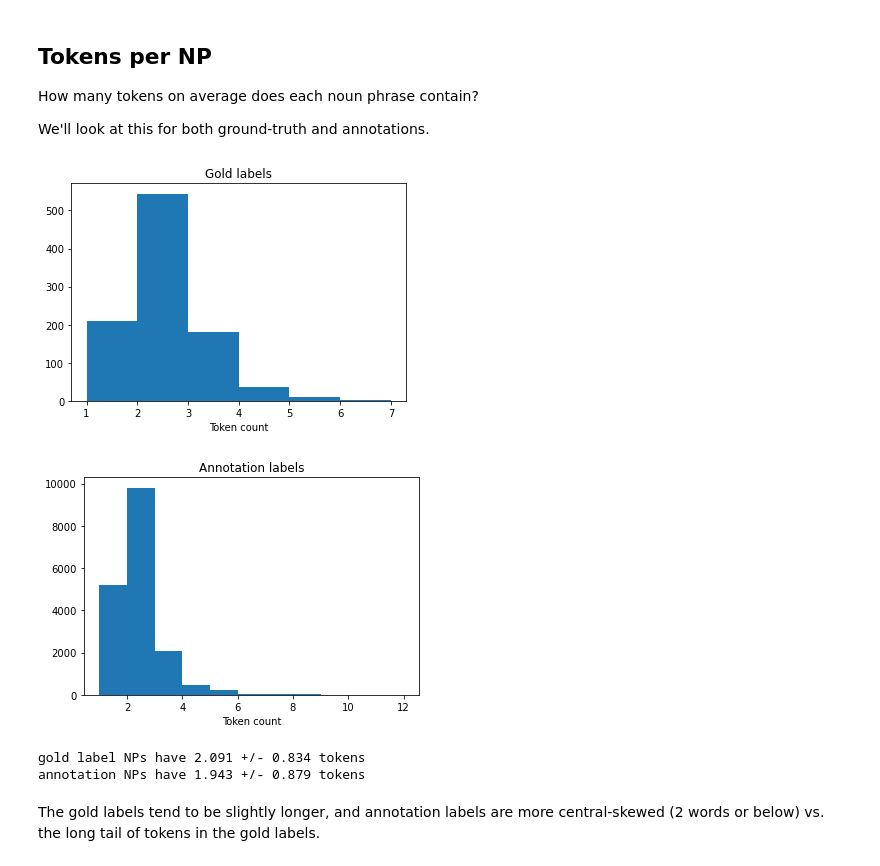
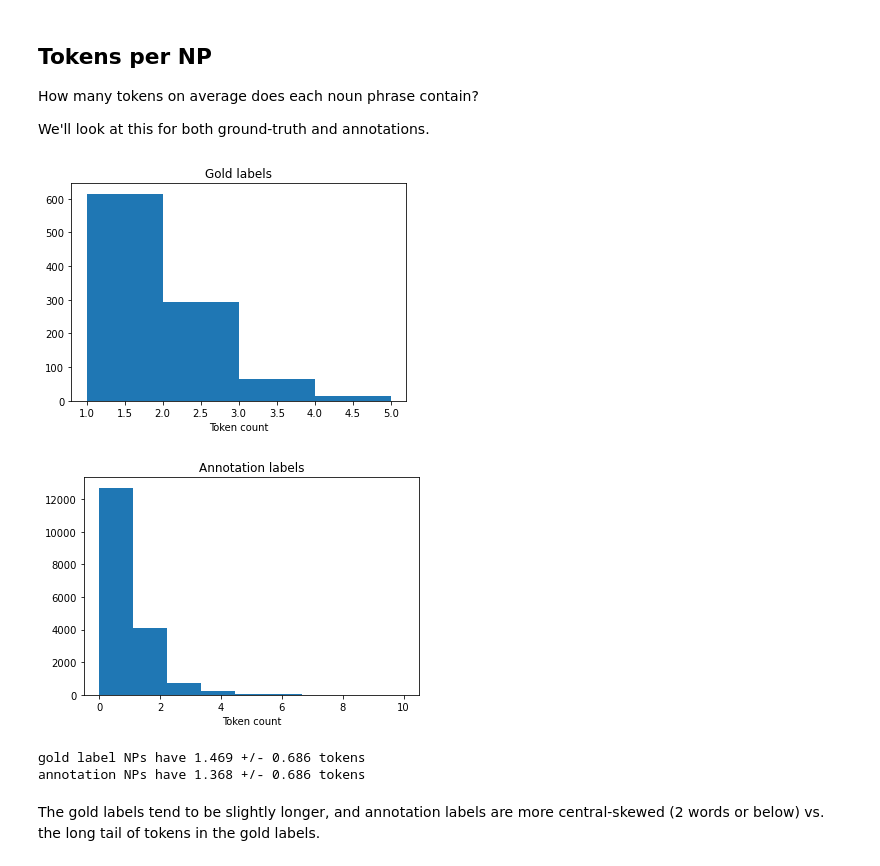
Before and after one commit to MichiganNLP/video-fill-in-the-blank, a Jupyter notebook: notebooks/compute_annotator_statistics.ipynb, the cells around one changed output. Cells and saved outputs as stored; diff of their text form; code cells hidden in the pictures.

```diff
--- a/notebooks/compute_annotator_statistics.ipynb
+++ b/notebooks/compute_annotator_statistics.ipynb
@@ -147,38 +157,39 @@ How many tokens on average does each noun phrase contain?
 
 We'll look at this for both ground-truth and annotations.
 # %%
-from nltk.tokenize import WordPunctTokenizer
-import numpy as np
-tokenizer = WordPunctTokenizer()
-label_token_counts = list(map(lambda x: len(tokenizer.tokenize(x)), valid_annotated_data_labels))
+import sys
+if('..' not in sys.path):
+    sys.path.append('..')
+from lqam.core.metrics import normalize_answer, tokenize_answer_to_compute_metrics
+label_token_counts = list(map(lambda x: len(tokenize_answer_to_compute_metrics(normalize_answer(x))), valid_annotated_data_labels))
 flat_annotation_labels = [z for x in valid_annotated_data for y in x['additional_answers'] for z in y]
-annotation_label_token_counts = [len(tokenizer.tokenize(x)) for x in flat_annotation_labels]
+annotation_label_token_counts = [len(tokenize_answer_to_compute_metrics(normalize_answer(x))) for x in flat_annotation_labels]
 ## show both distributions
 plt.hist(label_token_counts, bins=max(label_token_counts)-1)
 plt.xlabel('Token count')
 plt.title('Gold labels')
 plt.show()
 plt.hist(annotation_label_token_counts, bins=max(annotation_label_token_counts)-1)
 plt.xlabel('Token count')
 plt.title('Annotation labels')
 plt.show()
 print('gold label NPs have %.3f +/- %.3f tokens'%(np.mean(label_token_counts), np.std(label_token_counts)))
 print('annotation NPs have %.3f +/- %.3f tokens'%(np.mean(annotation_label_token_counts), np.std(annotation_label_token_counts)))
 ## failed attempt to plot overlap (small bars)
 # import seaborn as sns
 # combined_token_counts = pd.DataFrame([
 #     label_token_counts + annotation_label_token_counts,
 #     ['gold',]*len(label_token_counts) + ['annotation',]*len(annotation_label_token_counts)
 # ], index=['token_count', 'label_type']).transpose()
 # sns.histplot(data=combined_token_counts, x='token_count',
 #              hue='label_type', stat='probability', common_norm=False,
 #              multiple='dodge')
 # plt.show()
 # %% [output]
-[figure, old version]
+[figure, new version]
-[figure, old version]
+[figure, new version]
-gold label NPs have 2.091 +/- 0.834 tokens
-annotation NPs have 1.943 +/- 0.879 tokens
+gold label NPs have 1.469 +/- 0.686 tokens
+annotation NPs have 1.368 +/- 0.686 tokens
 # %% [markdown]
 The gold labels tend to be slightly longer, and annotation labels are more central-skewed (2 words or below) vs. the long tail of tokens in the gold labels.
 # %% [markdown]
```
Also changed, not shown: parts of 24 cells of this notebook, 26 other files.
